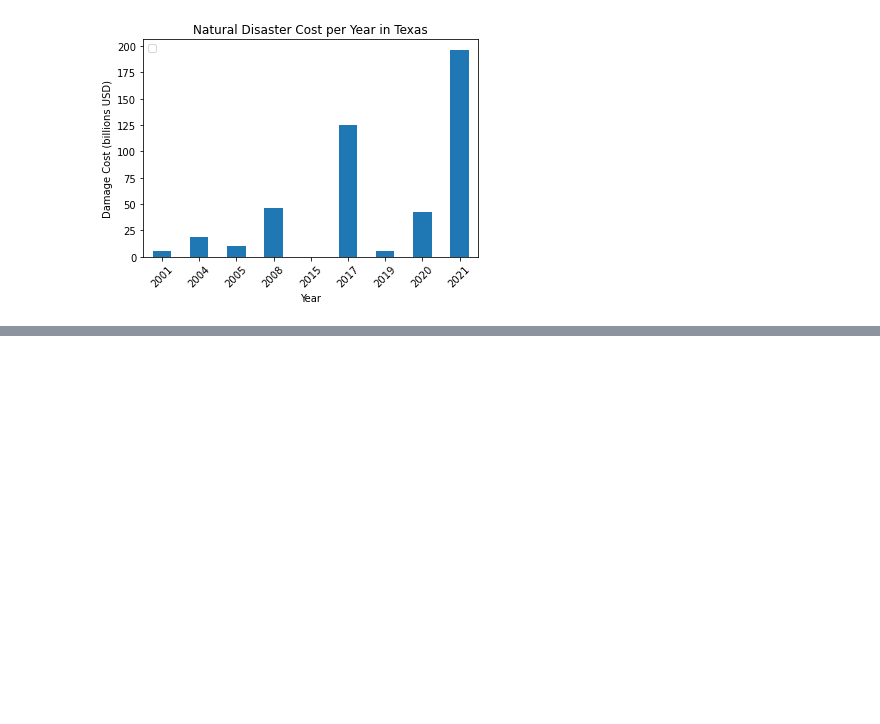
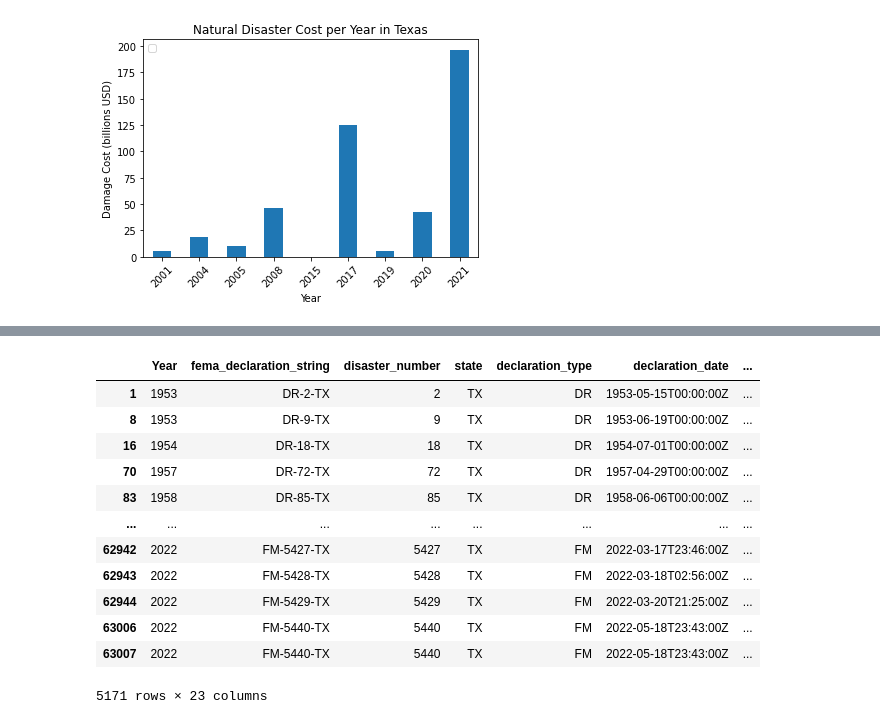
Before and after one commit to verevar/etl-project, a Jupyter notebook: Untitled.ipynb, the cells around one changed output, grey strips where cells are left out. Cells and saved outputs as stored; diff of their text form; code cells hidden in the pictures; blank space fills up the shorter version.

```diff
--- a/Untitled.ipynb
+++ b/Untitled.ipynb
@@ -165,0 +212,17 @@ AttributeError: 'str' object has no attribute 'drop'
+# %%
+nat_dis_tx = nat_disastersdata.loc[(nat_disastersdata['state'] == "TX")]
+nat_dis_tx
+# %% [output]
+|  | Year | fema_declaration_string | disaster_number | state | declaration_type | declaration_date | ... |
+| 1 | 1953 | DR-2-TX | 2 | TX | DR | 1953-05-15T00:00:00Z | ... |
+| 8 | 1953 | DR-9-TX | 9 | TX | DR | 1953-06-19T00:00:00Z | ... |
+| 16 | 1954 | DR-18-TX | 18 | TX | DR | 1954-07-01T00:00:00Z | ... |
+| 70 | 1957 | DR-72-TX | 72 | TX | DR | 1957-04-29T00:00:00Z | ... |
+| 83 | 1958 | DR-85-TX | 85 | TX | DR | 1958-06-06T00:00:00Z | ... |
+| ... | ... | ... | ... | ... | ... | ... | ... |
+| 62942 | 2022 | FM-5427-TX | 5427 | TX | FM | 2022-03-17T23:46:00Z | ... |
+| 62943 | 2022 | FM-5428-TX | 5428 | TX | FM | 2022-03-18T02:56:00Z | ... |
+| 62944 | 2022 | FM-5429-TX | 5429 | TX | FM | 2022-03-20T21:25:00Z | ... |
+| 63006 | 2022 | FM-5440-TX | 5440 | TX | FM | 2022-05-18T23:43:00Z | ... |
+| 63007 | 2022 | FM-5440-TX | 5440 | TX | FM | 2022-05-18T23:43:00Z | ... |
+5171 rows × 23 columns
```
Also changed, not shown: parts of 5 cells of this notebook.
